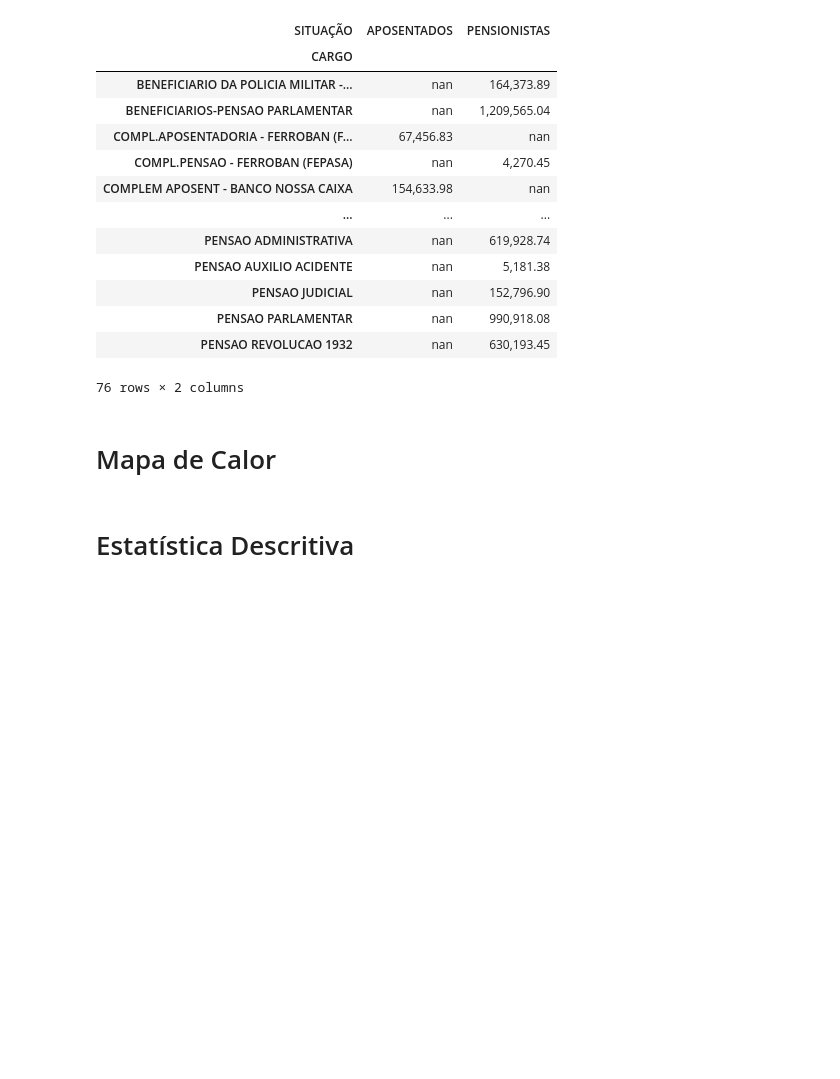
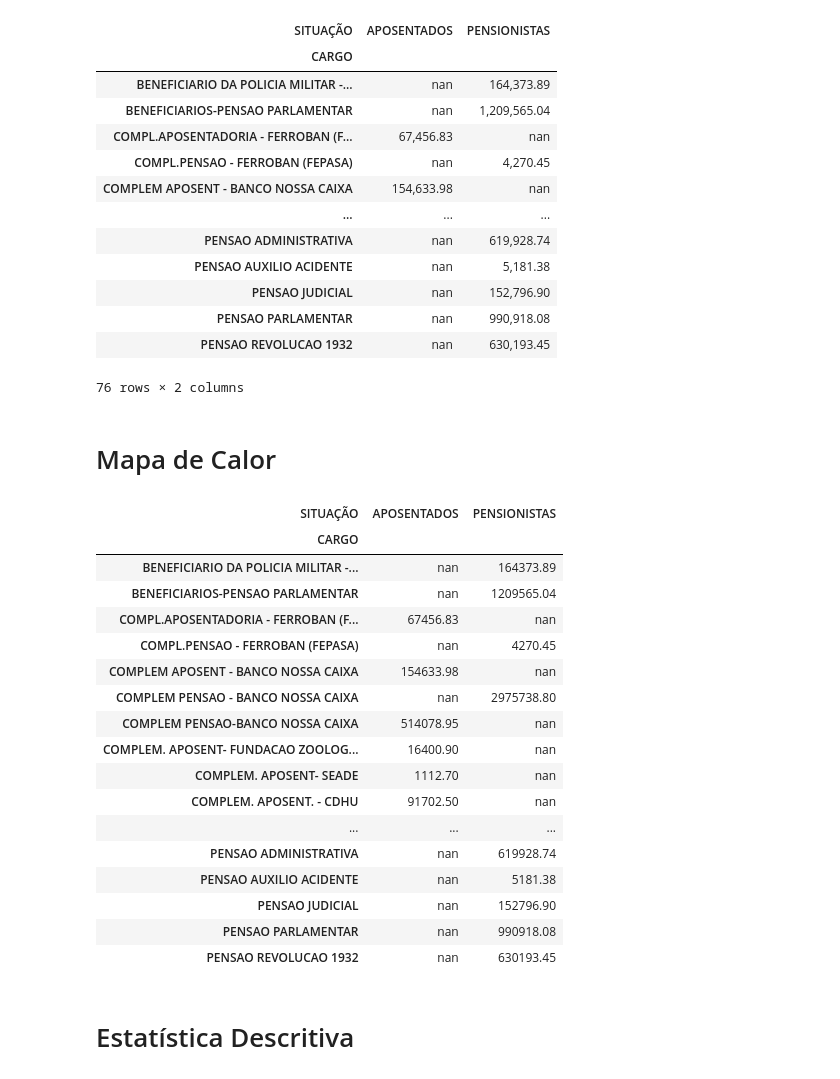
Before and after one commit to caduva/python, a Jupyter notebook: MathemaCode-ptyhon-excel_20210613_estudantes.ipynb, the cells around one changed output. Cells and saved outputs as stored; diff of their text form; code cells hidden in the pictures; blank space fills up the shorter version.

```diff
--- a/MathemaCode-ptyhon-excel_20210613_estudantes.ipynb
+++ b/MathemaCode-ptyhon-excel_20210613_estudantes.ipynb
@@ -228,8 +228,29 @@ pvt
 import seaborn as sns
 # %%
 # paleta de cor
+paleta_cor = sns.light_palette('blue', as_cmap=True)
 # %%
 # cores gradientes
+pvt.style.background_gradient(cmap=paleta_cor).set_precision(2)
+# %% [output]
+| SITUAÇÃO | APOSENTADOS | PENSIONISTAS |
+| CARGO |  |  |
+| BENEFICIARIO DA POLICIA MILITAR -... | nan | 164373.89 |
+| BENEFICIARIOS-PENSAO PARLAMENTAR | nan | 1209565.04 |
+| COMPL.APOSENTADORIA - FERROBAN (F... | 67456.83 | nan |
+| COMPL.PENSAO - FERROBAN (FEPASA) | nan | 4270.45 |
+| COMPLEM APOSENT - BANCO NOSSA CAIXA | 154633.98 | nan |
+| COMPLEM PENSAO - BANCO NOSSA CAIXA | nan | 2975738.80 |
+| COMPLEM PENSAO-BANCO NOSSA CAIXA | 514078.95 | nan |
+| COMPLEM. APOSENT- FUNDACAO ZOOLOG... | 16400.90 | nan |
+| COMPLEM. APOSENT- SEADE | 1112.70 | nan |
+| COMPLEM. APOSENT. - CDHU | 91702.50 | nan |
+| ... | ... | ... |
+| PENSAO ADMINISTRATIVA | nan | 619928.74 |
+| PENSAO AUXILIO ACIDENTE | nan | 5181.38 |
+| PENSAO JUDICIAL | nan | 152796.90 |
+| PENSAO PARLAMENTAR | nan | 990918.08 |
+| PENSAO REVOLUCAO 1932 | nan | 630193.45 |
 # %% [markdown]
 # Estatística Descritiva
 # %%
```
Also changed, not shown: parts of 3 cells of this notebook.
